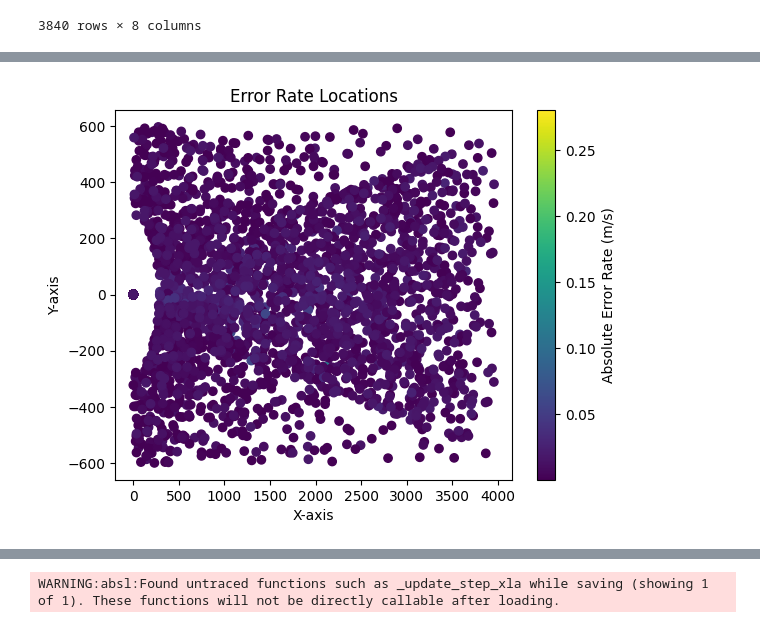
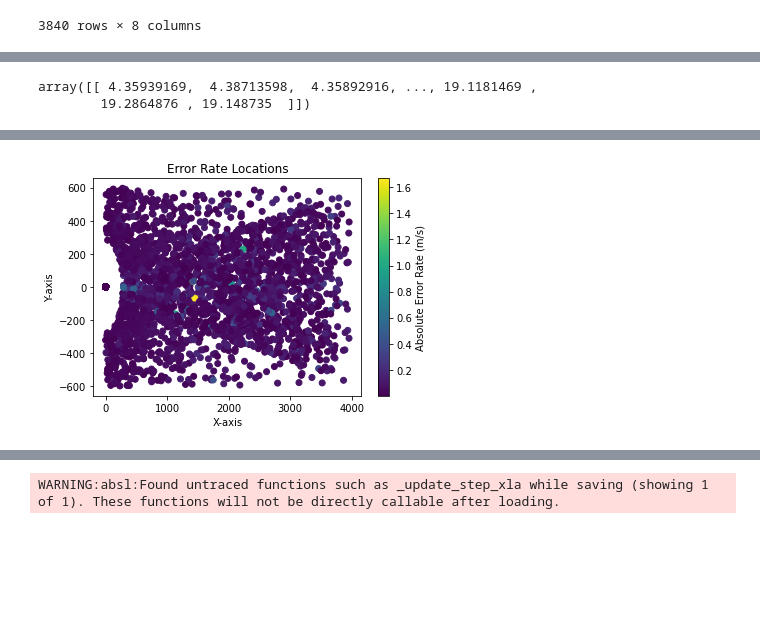
Before and after one commit to muhammedsogut/windfarm_modelling, a Jupyter notebook: model_notebooks/Neural_network/Neural_network _multi_speed_early_stopping.ipynb, the cells around one changed output, grey strips where cells are left out. Drawn from its saved outputs; the diff is of its cells as text; code cells hidden in the pictures; blank space fills up the shorter version.

```diff
--- a/model_notebooks/Neural_network/Neural_network _multi_speed_early_stopping.ipynb
+++ b/model_notebooks/Neural_network/Neural_network _multi_speed_early_stopping.ipynb
@@ -67,21 +67,21 @@ Gs = {"Siemens": [{"type":"G2", "turbine":"Siemens","eta":3.24310834, "offset":
 nl=desc.NeighborlistCalculator(cutoff=4001,cone_grad=0.12582561117875557, cone_offset=72.24947126849844)
 finpr=desc.FingerprintCalculator(cutoff=4001,Gs=Gs,Rct=3000,delta_R=100,cone_grad=0.12582561117875557, cone_offset=72.24947126849844)
 count=0
-dataset_fp=np.empty(shape=(0, 3))#len(Gs)))
+dataset_fp=np.empty(shape=(0, 3))
 dataset_rws=np.empty(shape=(0, 1))
 dataset_ws=np.empty(shape=(0, 1))
 dataset_pos=np.empty(shape=(0, 2))
 for i in range(numsims):
     numturb=dataset["num_tot_turb"].iloc[count]
     position = np.empty((numturb,2))
+    rws = np.empty((numturb,1))
     ws = np.empty((numturb,1))
     fp = np.empty((numturb,3))
-    rws = np.empty((numturb,1))
     for k in range(numturb):
         position[k,0]=dataset["x_coord"].iloc[count]
         position[k,1]=dataset["y_coord"].iloc[count]
+        rws[k,0]=dataset["ref_wind_speed"].iloc[count]
         ws[k,0]=dataset["wind_speed"].iloc[count]
-        rws[k,0]=dataset["ref_wind_speed"].iloc[count]
         count = count+ 1
     neigh=nl.calculate(turb*numturb,position)
     fingerprints=finpr.calculate(turb*numturb,position,neigh,symbol)
@@ -90,19 +90,20 @@ for i in range(numsims):
     dataset_rws=np.append(dataset_rws,rws,axis=0)
     dataset_ws=np.append(dataset_ws,ws,axis=0)
     dataset_pos=np.append(dataset_pos,position,axis=0)
-dataset=np.concatenate((dataset_fp, dataset_ws, dataset_rws),axis=1)
-dataset = pd.DataFrame(dataset)#, columns = ['Fingerprint(G2)','Fingerprint(G4)','Fingerprint(G6)','Ref_Wind_Speed','Wind_Speed'])
+all_data=np.concatenate((dataset_fp, dataset_ws, dataset_rws),axis=1)
+all_data = pd.DataFrame(all_data, columns = ['Fingerprint(G2)','Fingerprint(G4)','Fingerprint(G6)','Wind_Speed','Ref_Wind_Speed'])
 
-train_dataset = dataset.sample(frac=0.8, random_state=0)
-test_dataset = dataset.drop(train_dataset.index)
+X=all_data[["Fingerprint(G2)","Fingerprint(G4)","Fingerprint(G6)","Wind_Speed"]].to_numpy()
 
-train_features = train_dataset.copy()
-test_features = test_dataset.copy()
-all_features = dataset.copy()
+Y=all_data[["Ref_Wind_Speed"]].to_numpy()
+train_dataset = all_data.sample(frac=0.8, random_state=0)
+test_dataset = all_data.drop(train_dataset.index)
+Xtrain=train_dataset[["Fingerprint(G2)","Fingerprint(G4)","Fingerprint(G6)","Wind_Speed"]].to_numpy()
 
-train_labels = train_features.iloc[:,-1]
-test_labels = test_features.iloc[:,-1]
-all_labels = all_features.iloc[:,-1]
+Ytrain=train_dataset[["Ref_Wind_Speed"]].to_numpy()
+Xtest=test_dataset[["Fingerprint(G2)","Fingerprint(G4)","Fingerprint(G6)","Wind_Speed"]].to_numpy()
+
+Ytest=test_dataset[["Ref_Wind_Speed"]].to_numpy()
 # %%
 import tensorflow as tf
 import matplotlib.pyplot as plt
@@ -188,14 +200,14 @@ plot_loss(history)
 # %%
-test_predictions = dnn_model.predict(test_features).flatten()
-train_predictions = dnn_model.predict(train_features).flatten()
-all_predictions = dnn_model.predict(all_features).flatten()
+test_predictions = dnn_model.predict(Xtest).flatten()
+train_predictions = dnn_model.predict(Xtrain).flatten()
+all_predictions = dnn_model.predict(X).flatten()
 #test_predictions_0 = dnn_model.predict(test_features["Fingerprint(G2)"]==0).flatten()
 #train_predictions_0 = dnn_model.predict(train_features["Fingerprint(G2)"]==0).flatten()
 plt.figure(dpi=1200)
 a = plt.axes(aspect='equal')
 #plt.scatter(test_labels, test_predictions)#,c=test_features["Fingerprint(G2)"])
 #plt.scatter(train_labels, train_predictions)#,c=train_features["Fingerprint(G2)"])
-plt.scatter(all_labels, all_predictions)
+plt.scatter(Y, all_predictions)
 plt.xlabel('True Values [Ref_wind_speed]')
 plt.ylabel('Predictions [Ref_wind_speed]')
 #cbar=plt.colorbar()
@@ -229,7 +238,12 @@ _ = plt.plot(lims, lims)
+# %%
+Y.T
+# %% [output]
+array([[ 4.35939169,  4.38713598,  4.35892916, ..., 19.1181469 ,
+        19.2864876 , 19.148735  ]])
 # %%
-all_predictions = dnn_model.predict(all_features).flatten()
+#all_predictions = dnn_model.predict(X).flatten()
 a = plt.axes
-error_all=np.abs(all_predictions-all_labels)
+error_all=np.abs(all_predictions-Y.T)
 
 plt.scatter(dataset_pos[:,0], dataset_pos[:,1],c=error_all)
 #plt.scatter(train_features["Fingerprint(G2)"], train_features["Fingerprint(G4)"],c=train_labels)
@@ -244 +257 @@ cbar.set_label('Absolute Error Rate (m/s)')
-[figure, old version]
+[figure, new version]
```
Also changed, not shown: parts of 18 cells of this notebook, 1 other file.
